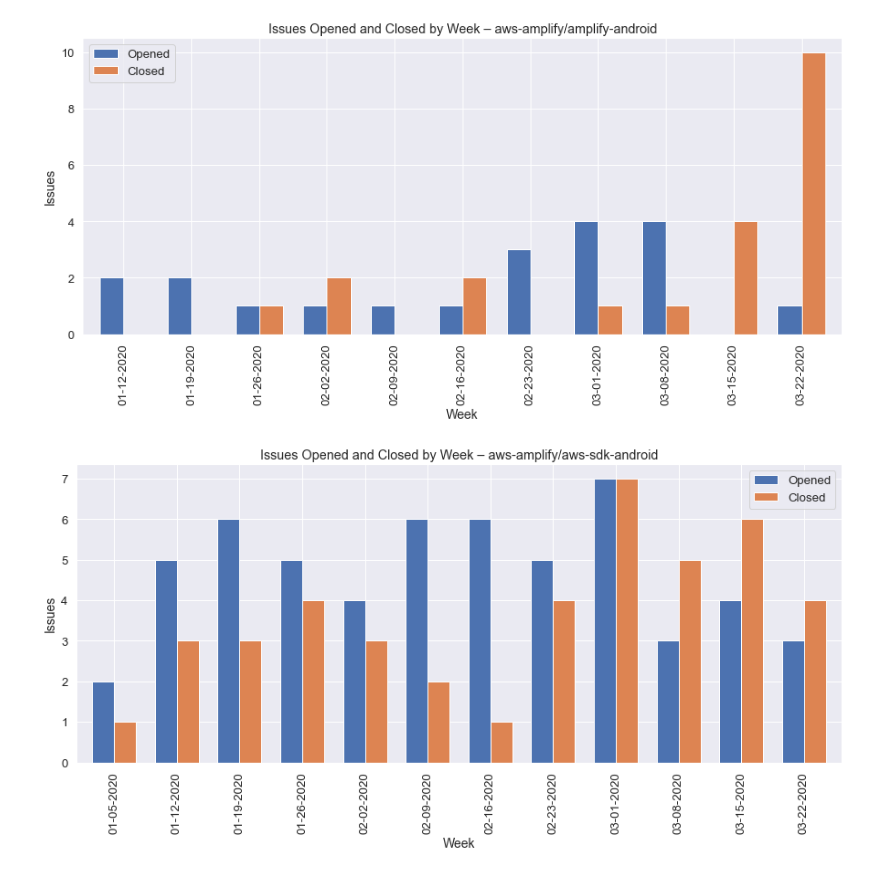
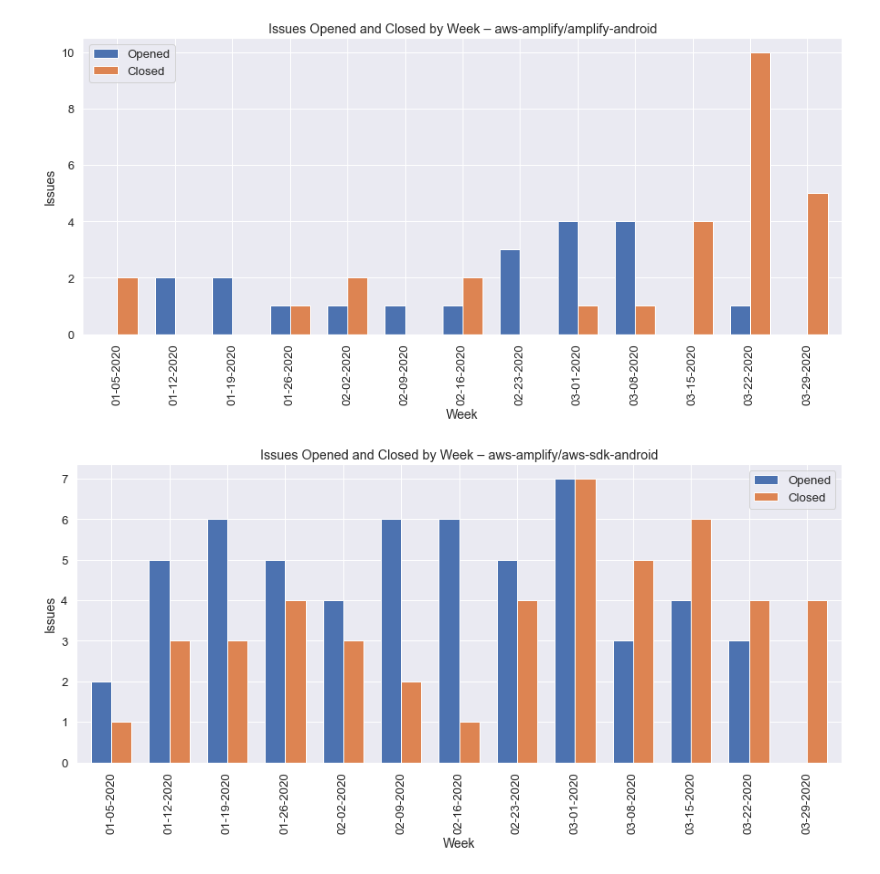
Before and after one commit to jpignata/notebooks, a Jupyter notebook: GitHub Issue Workbook.ipynb, the cells around one changed output. Saved outputs shown, nothing was run; the diff lists cells and outputs as text; code cells hidden in the pictures.

```diff
--- a/GitHub Issue Workbook.ipynb
+++ b/GitHub Issue Workbook.ipynb
@@ -145,6 +145,7 @@ for repo_name, df in repos.items():
                      cbar_kws={'label': 'Issues'})
     ax.set(xlabel='Week', ylabel='Bucket', title=f'Incoming Issues by Week – {repo_name}')
 
+    plt.yticks(rotation=0)
     plt.show()
 # %% [output]
 [figure]
@@ -225,5 +226,6 @@ for repo_name, df in repos.items():
                      cbar_kws={'label': 'Activity'})
     ax.set(xlabel='Month', ylabel='Bucket', title=f'Open Bug Activity by Open Month – {repo_name}')
 
+    plt.yticks(rotation=0)
     plt.show()
 # %% [output]
@@ -266,6 +268,7 @@ for repo_name, df in repos.items():
                      cbar_kws={'label': 'Issues'})
     ax.set(xlabel='Week', ylabel='Bucket', title=f'Incoming Feature Requests by Week – {repo_name}')
 
+    plt.yticks(rotation=0)
     plt.show()
 # %% [output]
 [figure]
@@ -324,36 +327,36 @@ from datetime import datetime, timedelta
 import matplotlib.pyplot as plt
 import matplotlib.dates as mdates
 import seaborn as sns
 import numpy as np
 import pytz
 
 now = datetime.utcnow().replace(tzinfo=pytz.utc)
 
 %matplotlib inline
 
 for repo_name, df in repos.items():
     opened = df.loc[(df.created_at > now - timedelta(weeks=12))]
     closed = df.loc[(df.closed_at > now - timedelta(weeks=12))]
 
     opened = opened.set_index('created_at')
     opened = opened.id.resample('W', label='left').count().transpose().to_frame('count')
     closed = closed.dropna().set_index('closed_at').sort_values(by='closed_at')
     closed = closed.id.resample('W', label='left').count().transpose().to_frame('count')
 
-    both = opened.join(closed, how='left', lsuffix='_opened', rsuffix='_closed')
+    both = opened.join(closed, how='outer', lsuffix='_opened', rsuffix='_closed')
     both.index = both.index.rename('date')
     both = both.rename(columns={'count_opened': 'Opened', 'count_closed': 'Closed'})
     ax = both[['Opened','Closed']].plot(kind='bar', width=0.7, figsize=(15, 6), legend=True)
 
     ax.set_xlabel('Week', fontsize=14)
     ax.set_ylabel('Issues', fontsize=14)
     ax.set_xticklabels(both.index.strftime('%m-%d-%Y'))
     ax.set(title=f'Issues Opened and Closed by Week – {repo_name}')
 
     plt.show()
 # %% [output]
-[figure, old version]
+[figure, new version]
-[figure, old version]
+[figure, new version]
 [figure]
 # %%
 # Top Open Bugs by Activity
```
Also changed, not shown: parts of 8 cells of this notebook, 1 other file.
